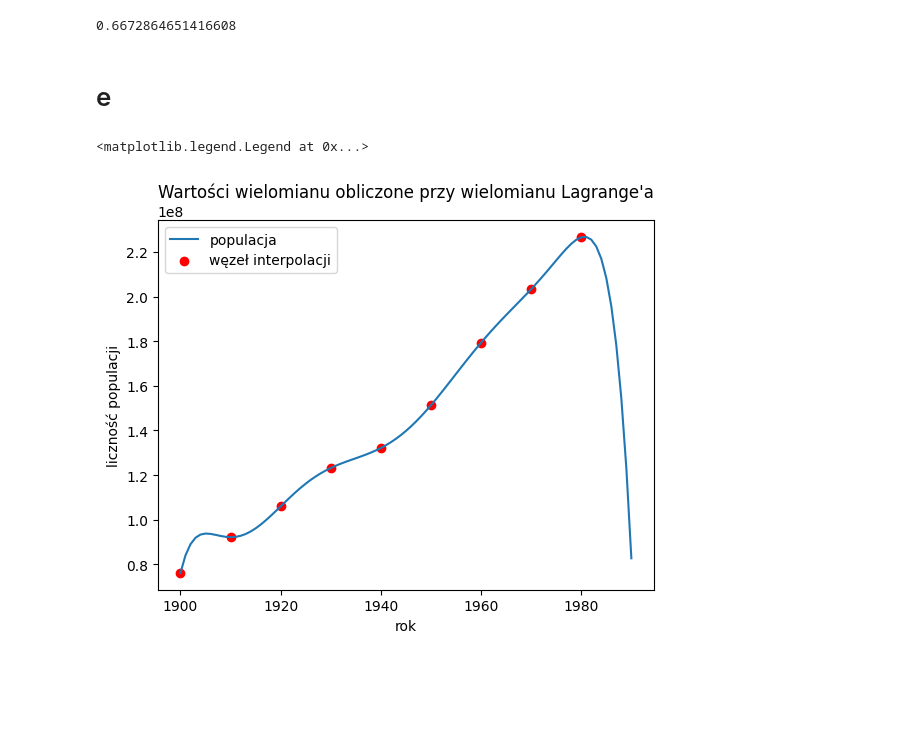
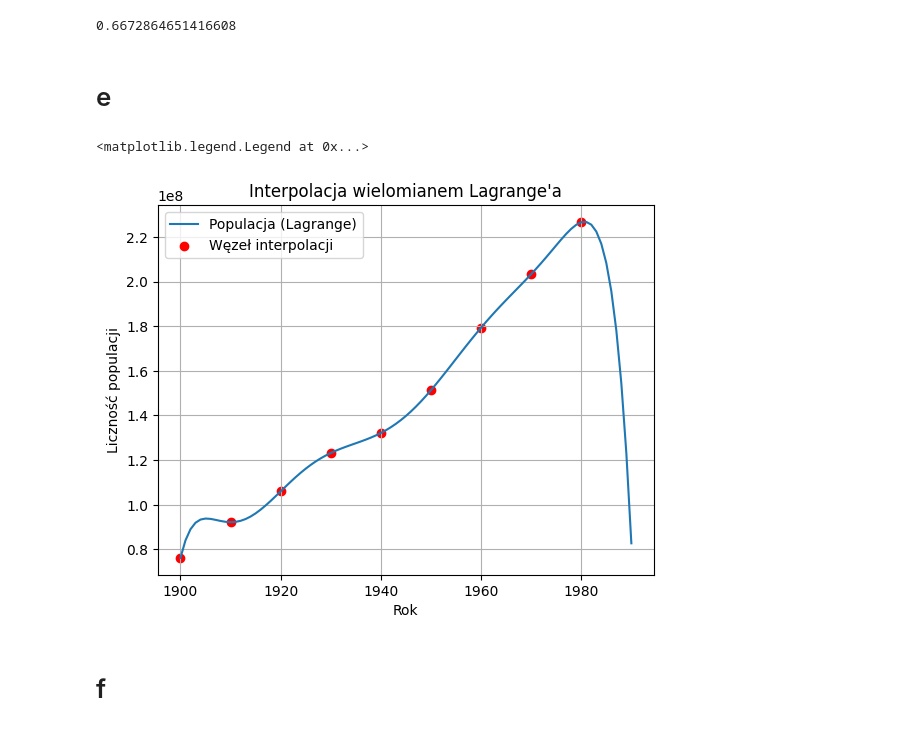
Before and after one commit to Szymbuk/MOWNIT, a Jupyter notebook: lab3/z1.ipynb, the cells around one changed output. Cells and saved outputs as stored; diff of their text form; code cells hidden in the pictures; blank space fills up the shorter version.

```diff
--- a/lab3/z1.ipynb
+++ b/lab3/z1.ipynb
@@ -101,7 +101,7 @@ print(relative_error)
 # %% [output]
 0.6672864651416608
 # %% [markdown]
- # e
+# e
 # %%
 def create_lagrange_polynomial(nodes):
     result_functions = []
@@ -120,12 +120,15 @@ lagrange_poly = lambda x: sum(y * L(x) for y, L in zip(populations, unique_polyn
 values_lagrange = lagrange_poly(all_years)
 # %%
 plt.clf()
-plt.plot(all_years, values_lagrange, label="populacja")
-plt.scatter(years,populations,color="red",label="węzeł interpolacji")
-plt.title("Wartości wielomianu obliczone przy wielomianu Lagrange'a")
-plt.xlabel("rok")
-plt.ylabel("liczność populacji")
+plt.plot(all_years, values_lagrange, label="Populacja (Lagrange)")
+plt.scatter(years,populations,color="red",label="Węzeł interpolacji")
+plt.title("Interpolacja wielomianem Lagrange'a")
+plt.xlabel("Rok")
+plt.ylabel("Liczność populacji")
+plt.grid(True)
 plt.legend()
 # %% [output]
 <matplotlib.legend.Legend at 0x...>
-[figure, old version]
+[figure, new version]
+# %% [markdown]
+# f
```
Also changed, not shown: parts of 4 cells of this notebook.
